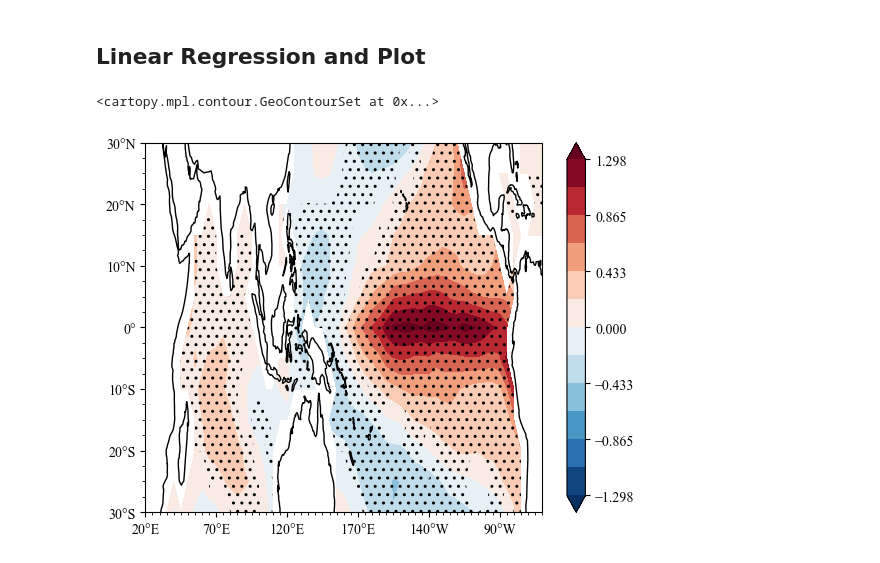
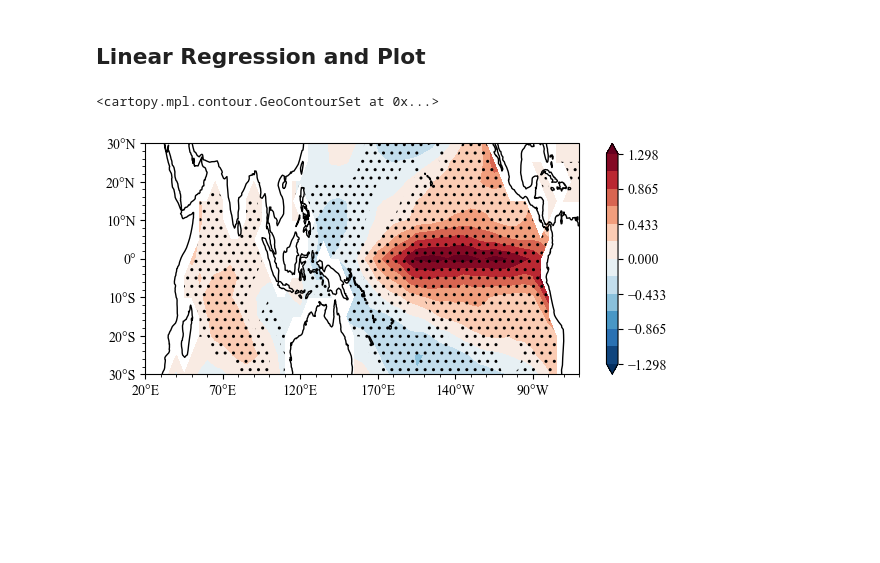
Before and after one commit to ZiluM/sacpy, a Jupyter notebook: docs/notebooks/QuickStart.ipynb, the cells around one changed output. Cells and saved outputs as stored; diff of their text form; code cells hidden in the pictures; blank space fills up the shorter version.

```diff
--- a/docs/notebooks/QuickStart.ipynb
+++ b/docs/notebooks/QuickStart.ipynb
@@ -25,12 +29,13 @@ Nino34 = ssta.loc[:,-5:5,190:240].mean(("lon","lat"))
 # %%
 # Linear regression
 
 LinReg = scp.LinReg(x=Nino34,y=ssta)
 # plot the regression slope
 import sacpy.Map
+plt.figure(figsize=[7,3])
 m,ax = LinReg.slope.splot(kw2={"stepx":50})
 # plot significance test
 ax.sig_plot(ssta.lon,ssta.lat,LinReg.p_value,thrshd=0.01)
 # %% [output]
 <cartopy.mpl.contour.GeoContourSet at 0x...>
-[figure, old version]
+[figure, new version]
```
Also changed, not shown: parts of 2 cells of this notebook, 12 other files.
